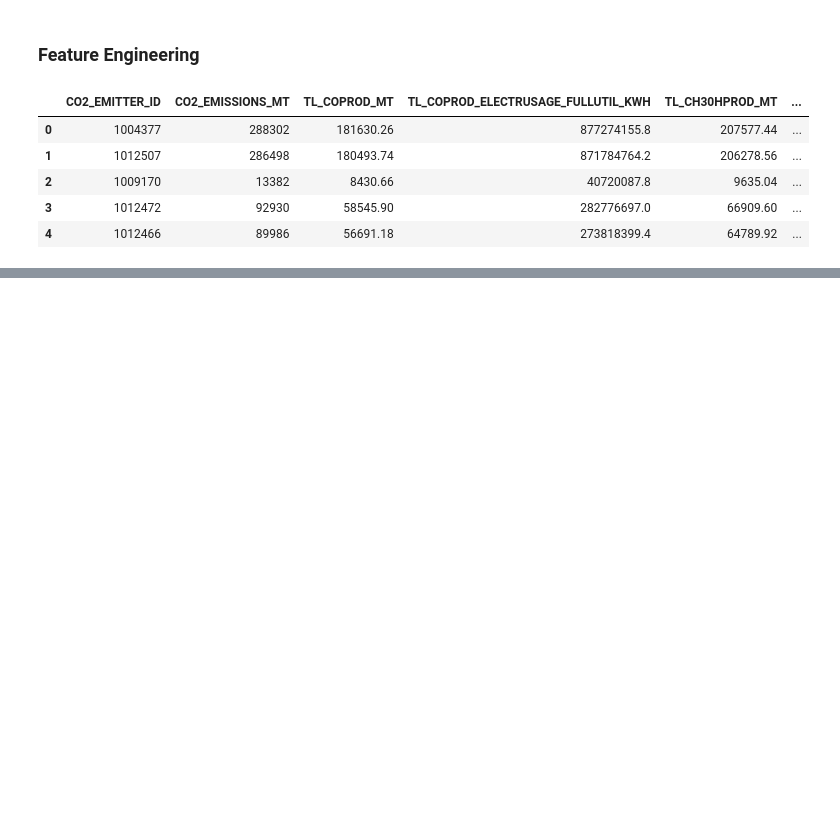
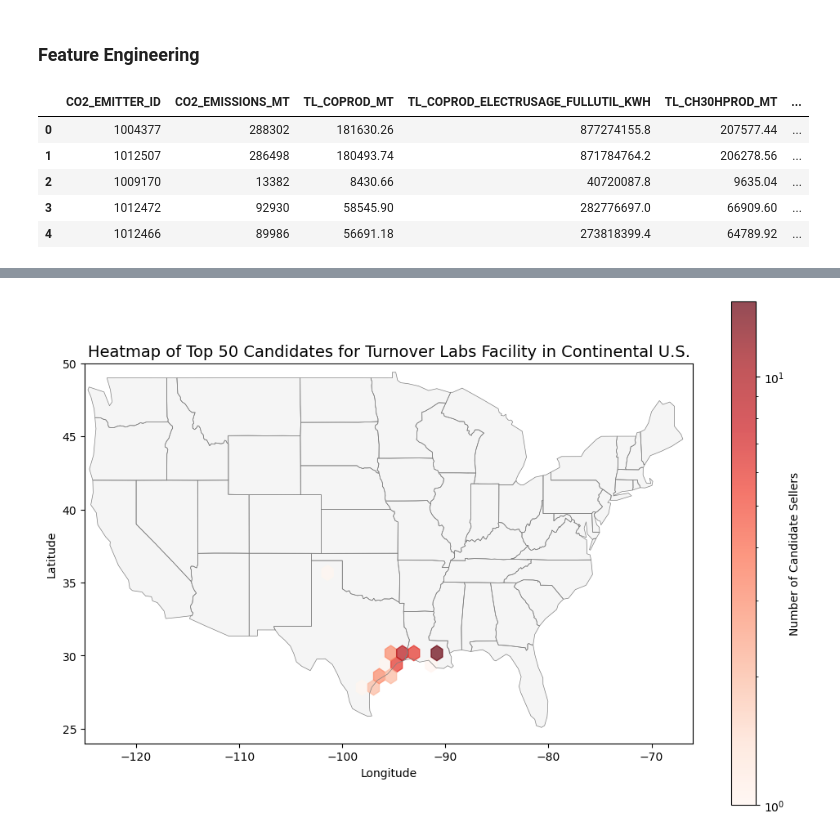
Before and after one commit to andi-halim/co2-electrolysis-facility-selection, a Jupyter notebook: 1-analysis.ipynb, the cells around one changed output, grey strips where cells are left out. Drawn from its saved outputs; the diff is of its cells as text; code cells hidden in the pictures; blank space fills up the shorter version.

```diff
--- a/1-analysis.ipynb
+++ b/1-analysis.ipynb
@@ -248,0 +269,3 @@ candidates.insert(12, "TL_CH30HPROD_FULLUTIL_PROFIT_MARGIN_USD", candidates["TL_
+# %%
+final_50_candidates = final_candidates.head(50)
+final_candidates.head(20)
@@ -248,0 +351,6 @@ candidates.insert(12, "TL_CH30HPROD_FULLUTIL_PROFIT_MARGIN_USD", candidates["TL_
+# %%
+plot_usa_map(final_50_candidates, "Heatmap of Top 50 Candidates for Turnover Labs Facility in Continental U.S.")
+
+# Based on filter of revenue, primary emitter is petrochemical, and there is high density of buyers within 50 km
+# %% [output]
+[figure, added]
```
Also changed, not shown: parts of 13 cells of this notebook.
